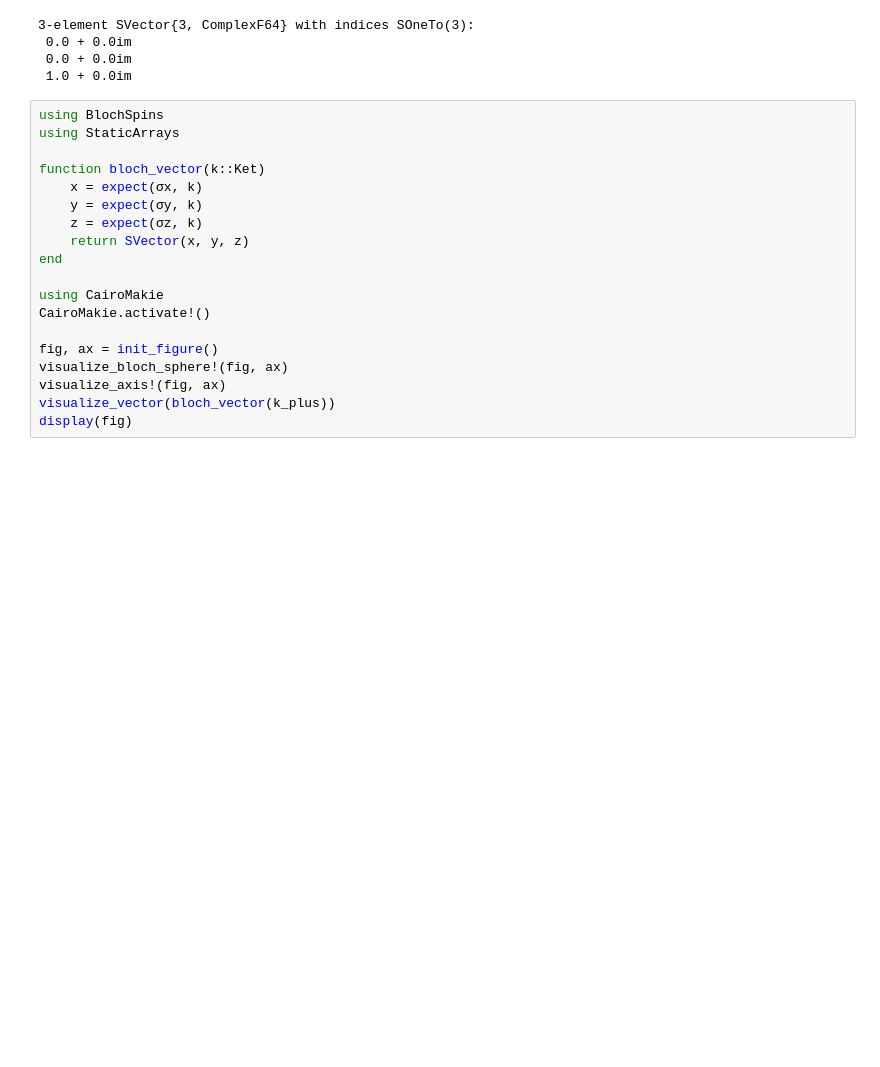
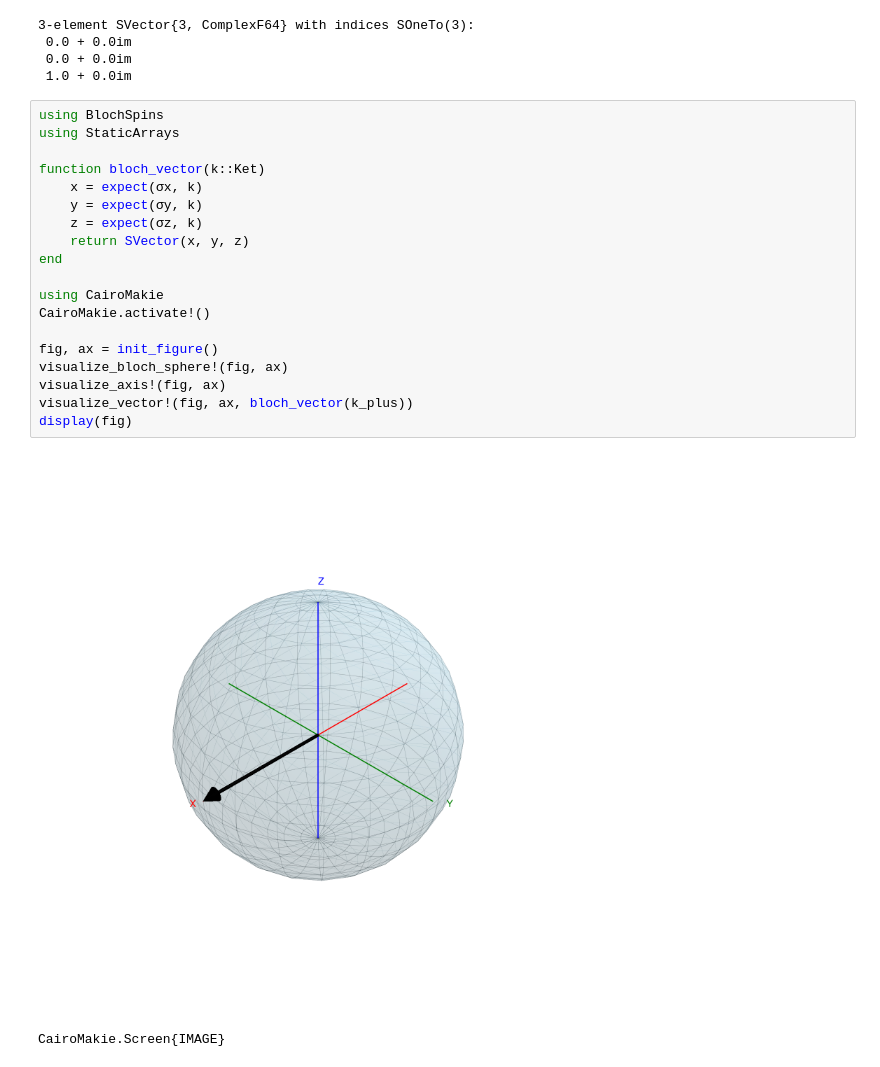
Before and after one commit to sotashimozono/BlochSpins.jl, a Jupyter notebook: dev/dev.ipynb, the cells around one changed output. Drawn from its saved outputs; the diff is of its cells as text; blank space fills up the shorter version.

Commit message:
visualization methods fixed

```diff
--- a/dev/dev.ipynb
+++ b/dev/dev.ipynb
@@ -68,19 +68,22 @@ bloch_vector(Ket(up))  # should be SVector(0.0, 0.0, 1.0)
 # %%
 using BlochSpins
 using StaticArrays
 
 function bloch_vector(k::Ket)
     x = expect(σx, k)
     y = expect(σy, k)
     z = expect(σz, k)
     return SVector(x, y, z)
 end
 
 using CairoMakie
 CairoMakie.activate!()
 
 fig, ax = init_figure()
 visualize_bloch_sphere!(fig, ax)
 visualize_axis!(fig, ax)
-visualize_vector(bloch_vector(k_plus))
+visualize_vector!(fig, ax, bloch_vector(k_plus))
 display(fig)
+# %% [output]
+[figure, added]
+CairoMakie.Screen{IMAGE}
```
Also changed, not shown: 2 other files.
